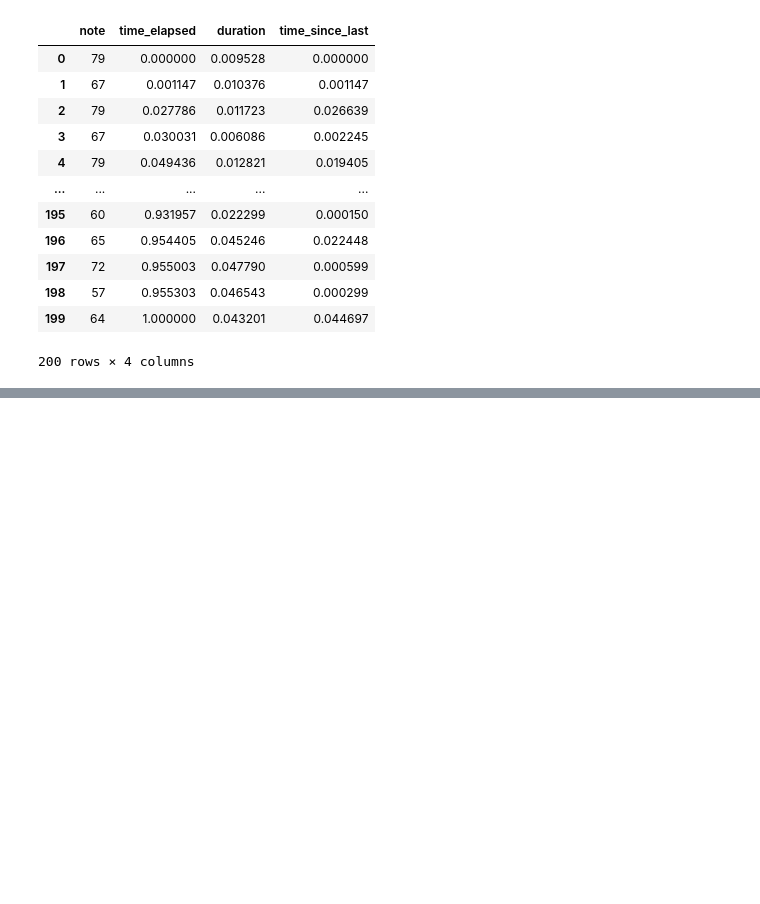
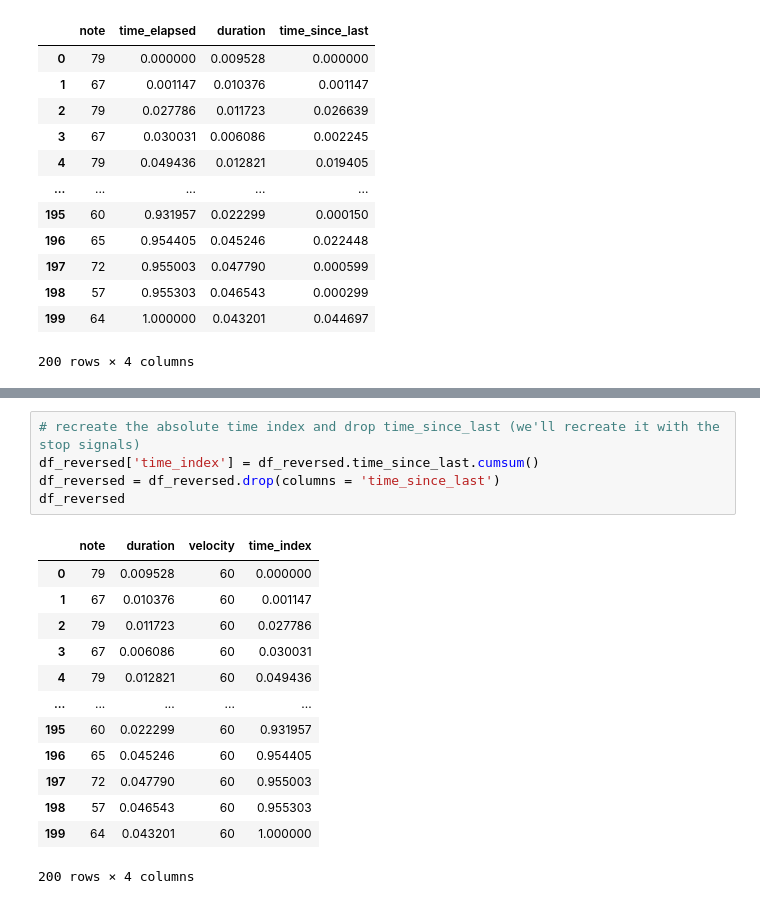
Before and after one commit to jorgeah92/Music_Generative_Adversarial_Network, a Jupyter notebook: Parse MIDI Files Test.ipynb, the cells around one changed output, grey strips where cells are left out. Saved outputs shown, nothing was run; the diff lists cells and outputs as text; blank space fills up the shorter version.

```diff
--- a/Parse MIDI Files Test.ipynb
+++ b/Parse MIDI Files Test.ipynb
@@ -272,0 +312,19 @@ df_first_200.drop(columns='time_elapsed')
+# %%
+# recreate the absolute time index and drop time_since_last (we'll recreate it with the stop signals)
+df_reversed['time_index'] = df_reversed.time_since_last.cumsum()
+df_reversed = df_reversed.drop(columns = 'time_since_last')
+df_reversed
+# %% [output]
+|  | note | duration | velocity | time_index |
+| 0 | 79 | 0.009528 | 60 | 0.000000 |
+| 1 | 67 | 0.010376 | 60 | 0.001147 |
+| 2 | 79 | 0.011723 | 60 | 0.027786 |
+| 3 | 67 | 0.006086 | 60 | 0.030031 |
+| 4 | 79 | 0.012821 | 60 | 0.049436 |
+| ... | ... | ... | ... | ... |
+| 195 | 60 | 0.022299 | 60 | 0.931957 |
+| 196 | 65 | 0.045246 | 60 | 0.954405 |
+| 197 | 72 | 0.047790 | 60 | 0.955003 |
+| 198 | 57 | 0.046543 | 60 | 0.955303 |
+| 199 | 64 | 0.043201 | 60 | 1.000000 |
+200 rows × 4 columns
```
Also changed, not shown: parts of 8 cells of this notebook, 1 other file.
